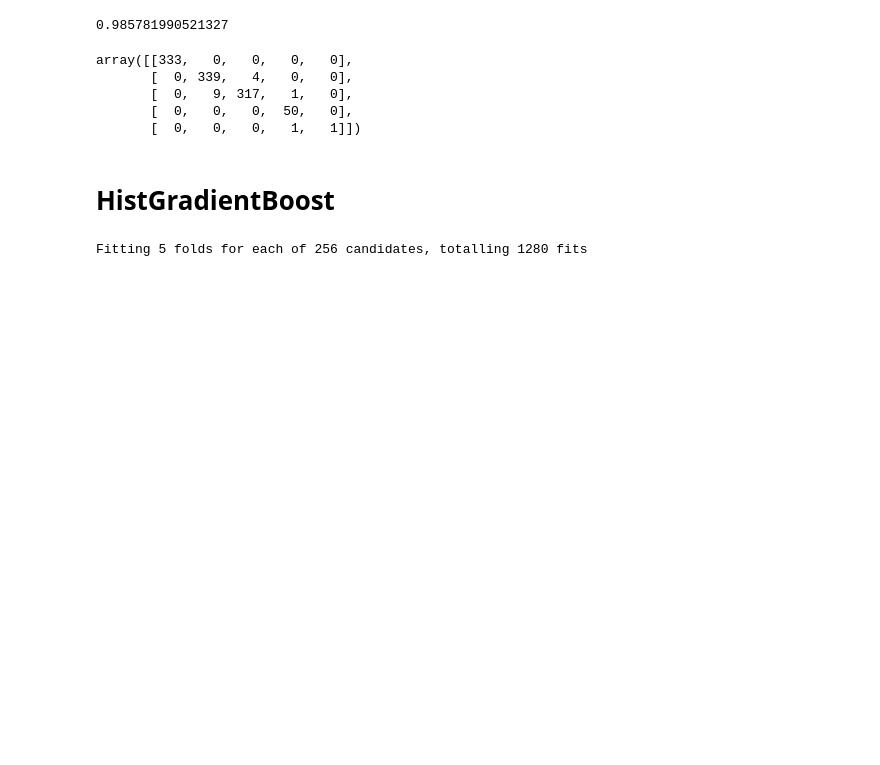
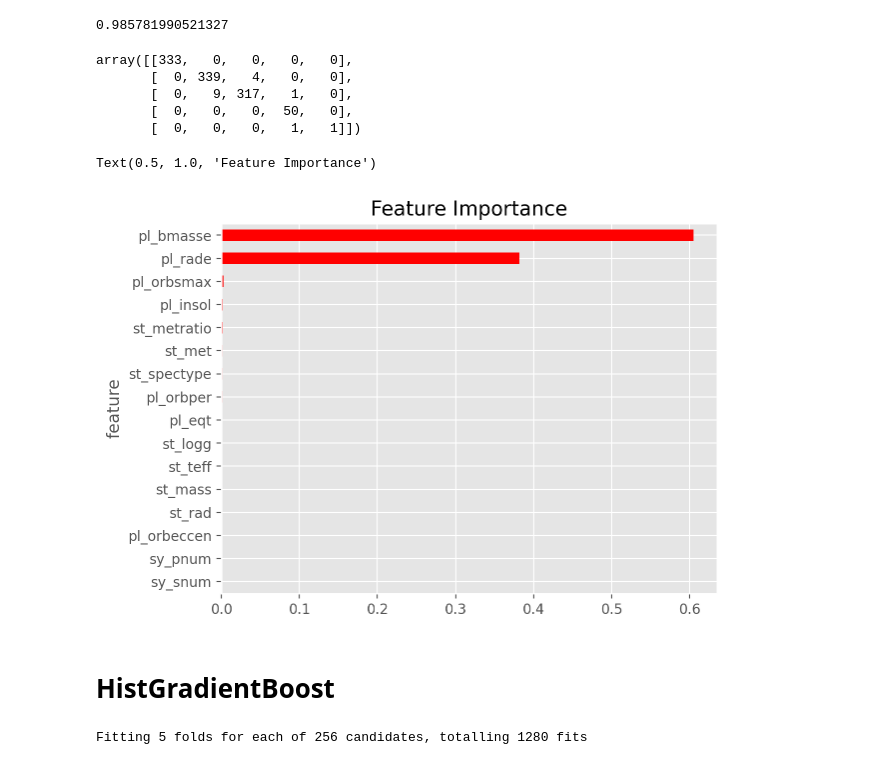
Before and after one commit to Wang-Zhongwei/Exoplanets, a Jupyter notebook: forest_imputed.ipynb, the cells around one changed output. Cells and saved outputs as stored; diff of their text form; code cells hidden in the pictures; blank space fills up the shorter version.

```diff
--- a/forest_imputed.ipynb
+++ b/forest_imputed.ipynb
@@ -105,3 +105,4 @@ GridSearchCV(cv=5, estimator=GradientBoostingClassifier(random_state=42),
              scoring='accuracy', verbose=1)
 # %%
 grid_search.best_params_
+clf = grid_search.best_estimator_
@@ -126,6 +125,15 @@ array([[333,   0,   0,   0,   0],
        [  0,   9, 317,   1,   0],
        [  0,   0,   0,  50,   0],
        [  0,   0,   0,   1,   1]])
+# %%
+# create a dataframe
+feature_importance = pd.DataFrame({'feature': clf.feature_names_in_, 'importance': clf.feature_importances_})
+# plot feature importance in hbar plots ranked by importance
+feature_importance.sort_values(by='importance', ascending=True).plot(x='feature', y='importance', kind='barh', color='red', legend=False)
+plt.title('Feature Importance')
+# %% [output]
+Text(0.5, 1.0, 'Feature Importance')
+[figure, added]
 # %% [markdown]
 # HistGradientBoost
 # %%
```
Also changed, not shown: parts of 2 cells of this notebook, 2 other files.
